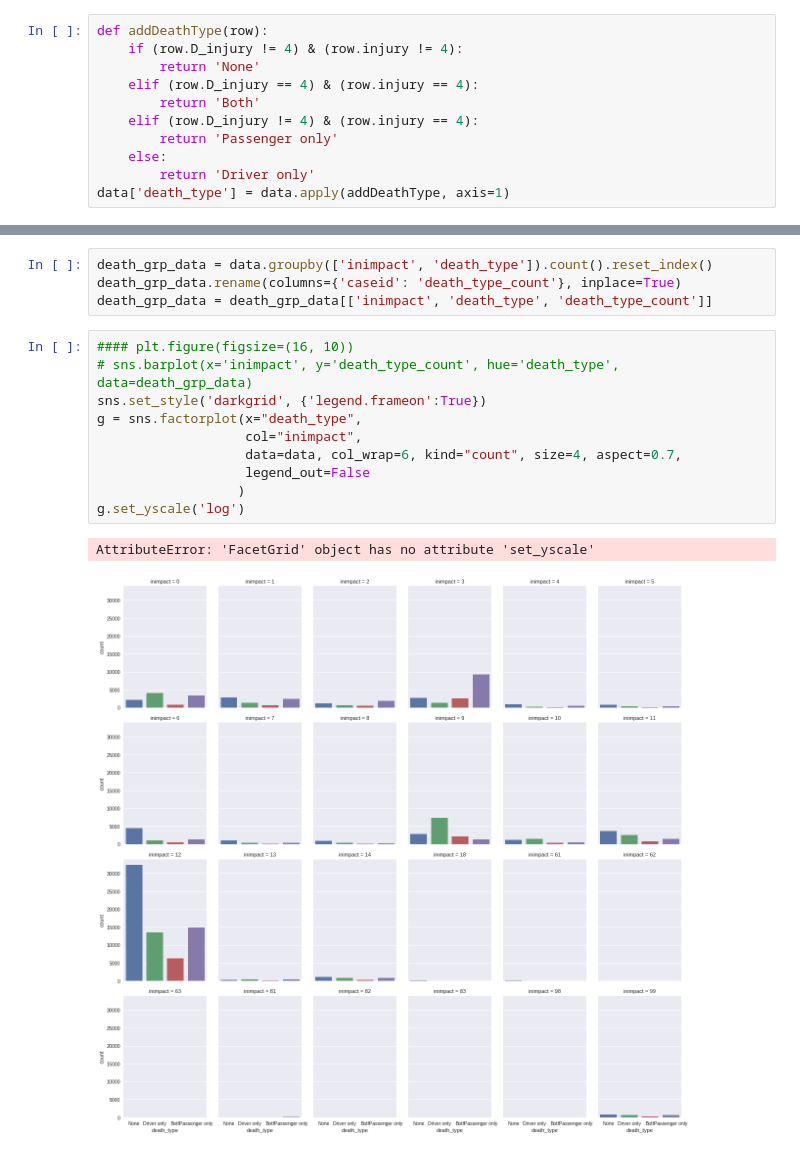
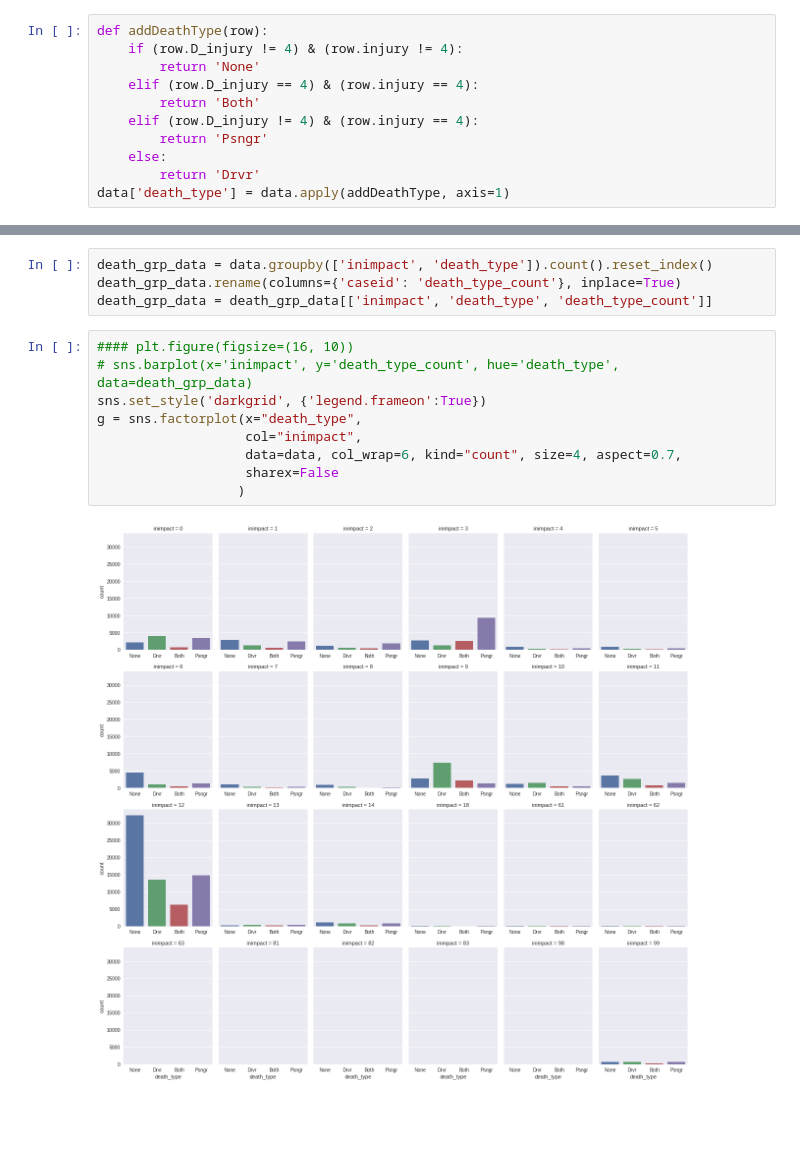
Before and after one commit to sohaibomr/data_analysis-FARS, a Jupyter notebook: sa_eda_fars.ipynb, the cells around one changed output, grey strips where cells are left out. Cells and saved outputs as stored; diff of their text form; blank space fills up the shorter version.

```diff
--- a/sa_eda_fars.ipynb
+++ b/sa_eda_fars.ipynb
@@ -159,9 +185,9 @@ def addDeathType(row):
     elif (row.D_injury == 4) & (row.injury == 4):
         return 'Both'
     elif (row.D_injury != 4) & (row.injury == 4):
-        return 'Passenger only'
+        return 'Psngr'
     else:
-        return 'Driver only'
+        return 'Drvr'
 data['death_type'] = data.apply(addDeathType, axis=1)
 # %%
 count_plot('death_type', 'x', data, 'show')
@@ -174,13 +200,11 @@ death_grp_data = death_grp_data[['inimpact', 'death_type', 'death_type_count']]
 # %%
 #### plt.figure(figsize=(16, 10))
 # sns.barplot(x='inimpact', y='death_type_count', hue='death_type', data=death_grp_data)
 sns.set_style('darkgrid', {'legend.frameon':True})
 g = sns.factorplot(x="death_type",
                    col="inimpact",
                    data=data, col_wrap=6, kind="count", size=4, aspect=0.7,
-                   legend_out=False
+                   sharex=False
                   )
-g.set_yscale('log')
 # %% [output]
-AttributeError: 'FacetGrid' object has no attribute 'set_yscale'
-[figure, old version]
+[figure, new version]
```
Also changed, not shown: parts of 9 cells of this notebook.
